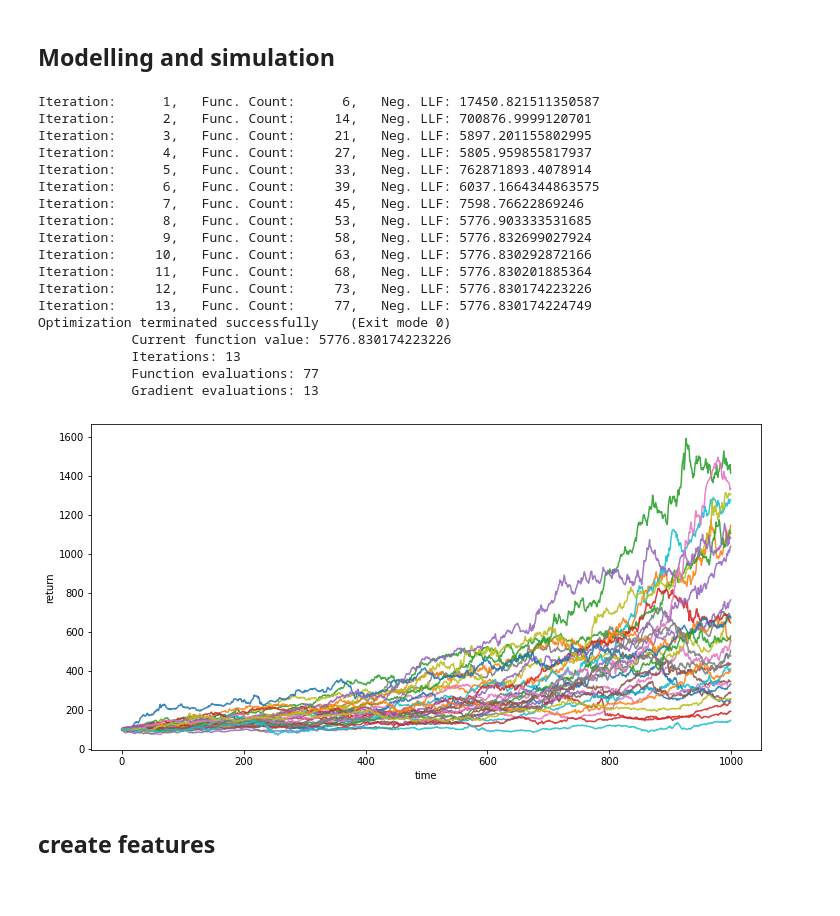
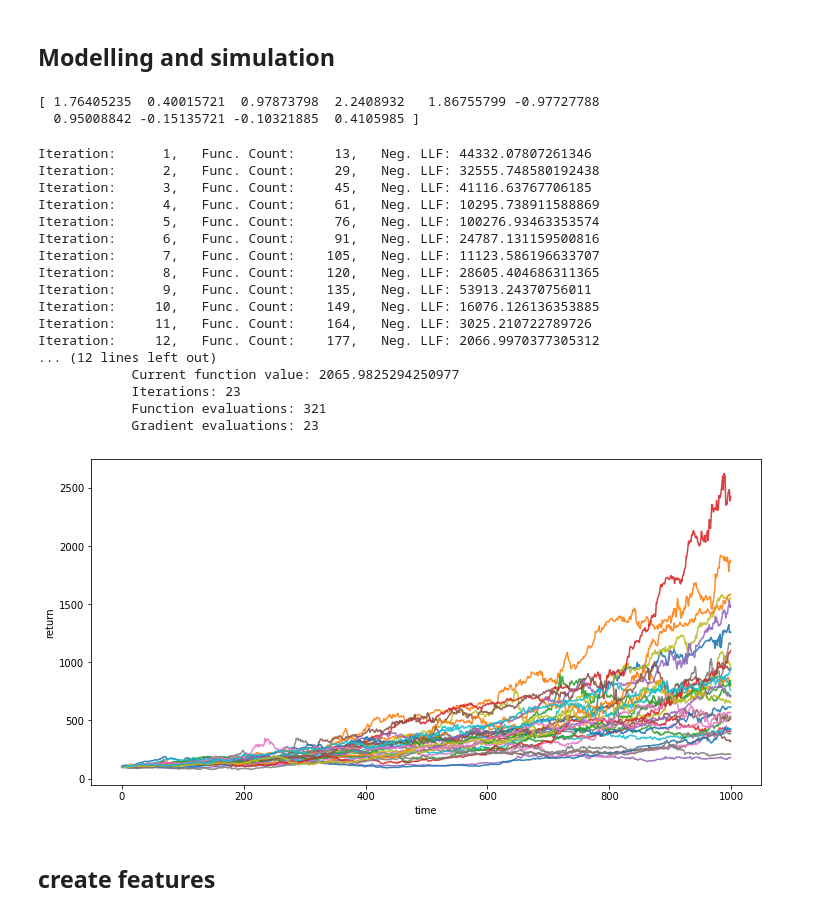
Before and after one commit to victoremil1996/rl_for_trading, a Jupyter notebook: notebooks/garch_modelling.ipynb, the cells around one changed output. Drawn from its saved outputs; the diff is of its cells as text; code cells hidden in the pictures.

Commit message:
added random state, skewed_t errors and egarch vol.

```diff
--- a/notebooks/garch_modelling.ipynb
+++ b/notebooks/garch_modelling.ipynb
@@ -36,8 +42,8 @@ The autoreload extension is already loaded. To reload it, use:
 ## Load and manipulate data
 # %%
 prices = ffn.get('aapl,msft, fing-b.st', start = '2018-01-01')
-returns = df.to_returns().dropna()
-log_returns = df.to_log_returns().dropna()
+returns = prices.to_returns().dropna()
+log_returns = prices.to_log_returns().dropna()
 cum_returns = prices.rebase()
 # %%
 cum_returns.plot(figsize = (12, 6))
@@ -46,46 +52,60 @@ cum_returns.plot(figsize = (12, 6))
 [figure]
 # %% [markdown]
 ## Modelling and simulation
+# %%
+np.random.seed(0)
+print(np.random.normal(size = 10))
+# %% [output]
+[ 1.76405235  0.40015721  0.97873798  2.2408932   1.86755799 -0.97727788
+  0.95008842 -0.15135721 -0.10321885  0.4105985 ]
 # %%
 # FIT MODEL
-np.random.seed(0)
+rs = np.random.RandomState([0])
+
 n_sims = 30
 stock = 'aapl'
 n_time_points = 1000
-am = arch_model(returns[stock] * 100, mean = "AR", vol = "garch") # fit garch model
+
+# Model specification
+dist = SkewStudent(random_state = rs)
+vol = EGARCH()
+lag = [1, 2, 3, 4, 5]
+
+# Model calibration
+am = ARX(returns[stock] * 100, lags = lag, volatility = vol, distribution = dist)
 am_fit = am.fit()
+#am = arch_model(returns[stock] * 100, mean = "AR", vol = "garch", dist= skew_t) # fit garch model
 
 
-# SIMULATE DATA
+# Model Simulation
 fig, ax = plt.subplots(figsize = (12, 6))
 ax.set(xlabel = "time", ylabel = "return")
 
 
 for _ in range(n_sims):
     simulation = am.simulate(params = am_fit.params, nobs = n_time_points) / 100
     sim_prices = simulation.data.to_price_index()
 
     ax.plot(sim_prices, alpha = 30)
 # %% [output]
-Iteration:      1,   Func. Count:      6,   Neg. LLF: 17450.821511350587
-Iteration:      2,   Func. Count:     14,   Neg. LLF: 700876.9999120701
-Iteration:      3,   Func. Count:     21,   Neg. LLF: 5897.201155802995
-Iteration:      4,   Func. Count:     27,   Neg. LLF: 5805.959855817937
-Iteration:      5,   Func. Count:     33,   Neg. LLF: 762871893.4078914
-Iteration:      6,   Func. Count:     39,   Neg. LLF: 6037.1664344863575
-Iteration:      7,   Func. Count:     45,   Neg. LLF: 7598.76622869246
-Iteration:      8,   Func. Count:     53,   Neg. LLF: 5776.903333531685
-Iteration:      9,   Func. Count:     58,   Neg. LLF: 5776.832699027924
-Iteration:     10,   Func. Count:     63,   Neg. LLF: 5776.830292872166
-Iteration:     11,   Func. Count:     68,   Neg. LLF: 5776.830201885364
-Iteration:     12,   Func. Count:     73,   Neg. LLF: 5776.830174223226
-Iteration:     13,   Func. Count:     77,   Neg. LLF: 5776.830174224749
-Optimization terminated successfully    (Exit mode 0)
-            Current function value: 5776.830174223226
-            Iterations: 13
-            Function evaluations: 77
-            Gradient evaluations: 13
+Iteration:      1,   Func. Count:     13,   Neg. LLF: 44332.07807261346
+Iteration:      2,   Func. Count:     29,   Neg. LLF: 32555.748580192438
+Iteration:      3,   Func. Count:     45,   Neg. LLF: 41116.63767706185
+Iteration:      4,   Func. Count:     61,   Neg. LLF: 10295.738911588869
+Iteration:      5,   Func. Count:     76,   Neg. LLF: 100276.93463353574
+Iteration:      6,   Func. Count:     91,   Neg. LLF: 24787.131159500816
+Iteration:      7,   Func. Count:    105,   Neg. LLF: 11123.586196633707
+Iteration:      8,   Func. Count:    120,   Neg. LLF: 28605.404686311365
+Iteration:      9,   Func. Count:    135,   Neg. LLF: 53913.24370756011
+Iteration:     10,   Func. Count:    149,   Neg. LLF: 16076.126136353885
+Iteration:     11,   Func. Count:    164,   Neg. LLF: 3025.210722789726
+Iteration:     12,   Func. Count:    177,   Neg. LLF: 2066.9970377305312
+... (12 lines left out)
+            Current function value: 2065.9825294250977
+            Iterations: 23
+            Function evaluations: 321
+            Gradient evaluations: 23
-[figure, old version]
+[figure, new version]
 # %% [markdown]
 ## create features
 # %%
```
Also changed, not shown: parts of 1 cell of this notebook.
